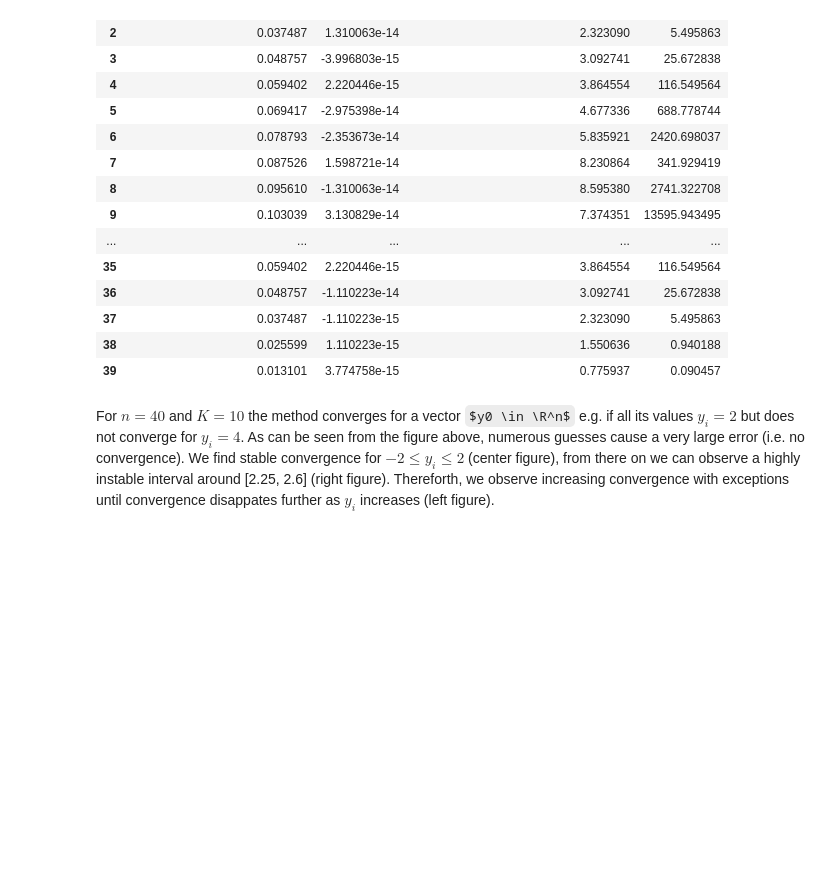
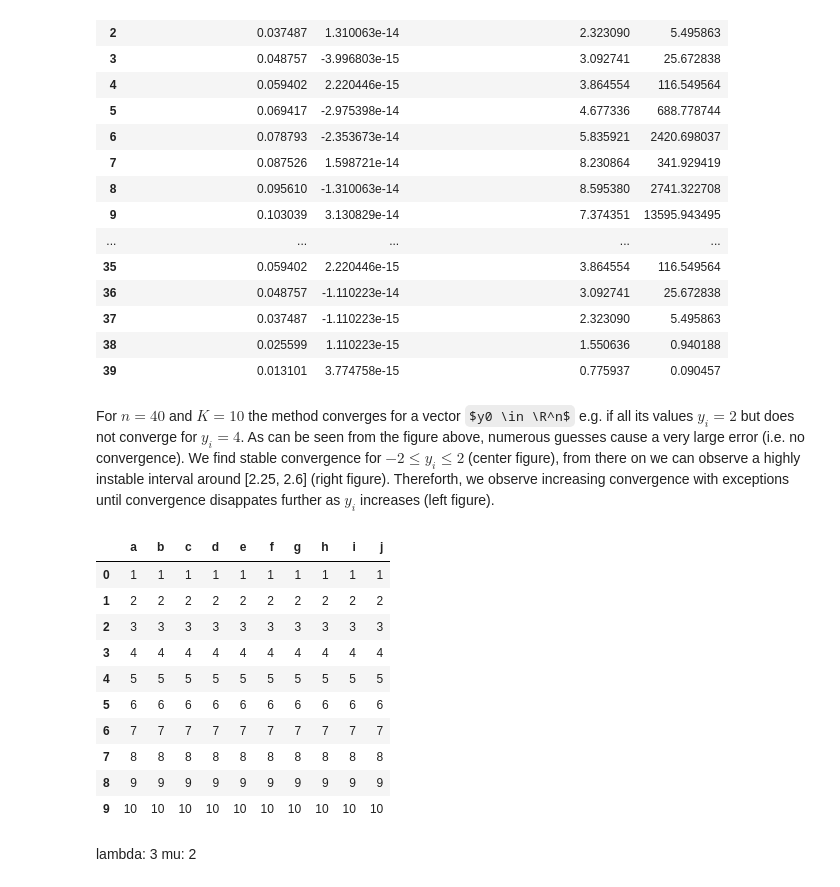
Before and after one commit to jonas4climate/na-assignment1, a Jupyter notebook: hw4_2023.ipynb, the cells around one changed output. Saved outputs shown, nothing was run; the diff lists cells and outputs as text; code cells hidden in the pictures; some formulas as TeX source; blank space fills up the shorter version.

```diff
--- a/hw4_2023.ipynb
+++ b/hw4_2023.ipynb
@@ -356,3 +348,23 @@ DataFrame({'Solution with convergence c_sol': approx_sol, 'F(c_sol)': F_approx_s
 | 39 | 0.013101 | 3.774758e-15 | 0.775937 | 0.090457 |
 # %% [markdown]
 For $n=40$ and $K=10$ the method converges for a vector $y0 \in \R^n$ e.g. if all its values $y_i = 2$ but does not converge for $y_i = 4$. As can be seen from the figure above, numerous guesses cause a very large error (i.e. no convergence). We find stable convergence for $-2 \leq y_i \leq 2$ (center figure), from there on we can observe a highly instable interval around [2.25, 2.6] (right figure). Thereforth, we observe increasing convergence with exceptions until convergence disappates further as $y_i$ increases (left figure).
+# %%
+test = {x : [1,2,3,4,5,6,7,8,9,10] for x in ['a','b','c','d','e','f','g','h','i','j']}
+import pandas as pd
+
+pd.DataFrame(test)
+# %% [output]
+|  | a | b | c | d | e | f | g | h | i | j |
+| 0 | 1 | 1 | 1 | 1 | 1 | 1 | 1 | 1 | 1 | 1 |
+| 1 | 2 | 2 | 2 | 2 | 2 | 2 | 2 | 2 | 2 | 2 |
+| 2 | 3 | 3 | 3 | 3 | 3 | 3 | 3 | 3 | 3 | 3 |
+| 3 | 4 | 4 | 4 | 4 | 4 | 4 | 4 | 4 | 4 | 4 |
+| 4 | 5 | 5 | 5 | 5 | 5 | 5 | 5 | 5 | 5 | 5 |
+| 5 | 6 | 6 | 6 | 6 | 6 | 6 | 6 | 6 | 6 | 6 |
+| 6 | 7 | 7 | 7 | 7 | 7 | 7 | 7 | 7 | 7 | 7 |
+| 7 | 8 | 8 | 8 | 8 | 8 | 8 | 8 | 8 | 8 | 8 |
+| 8 | 9 | 9 | 9 | 9 | 9 | 9 | 9 | 9 | 9 | 9 |
+| 9 | 10 | 10 | 10 | 10 | 10 | 10 | 10 | 10 | 10 | 10 |
+# %% [markdown]
+lambda: 3
+mu: 2
```
Also changed, not shown: parts of 5 cells of this notebook, 3 other files.
